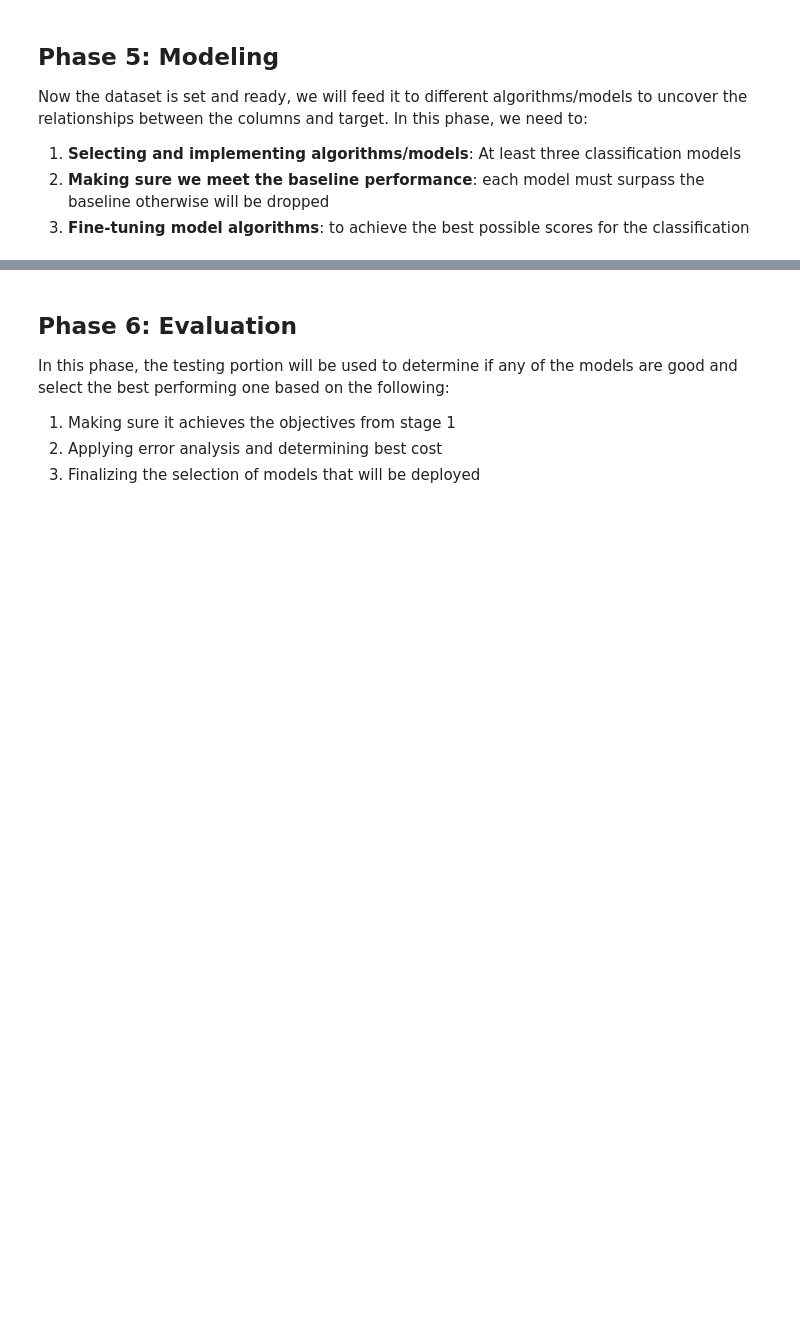
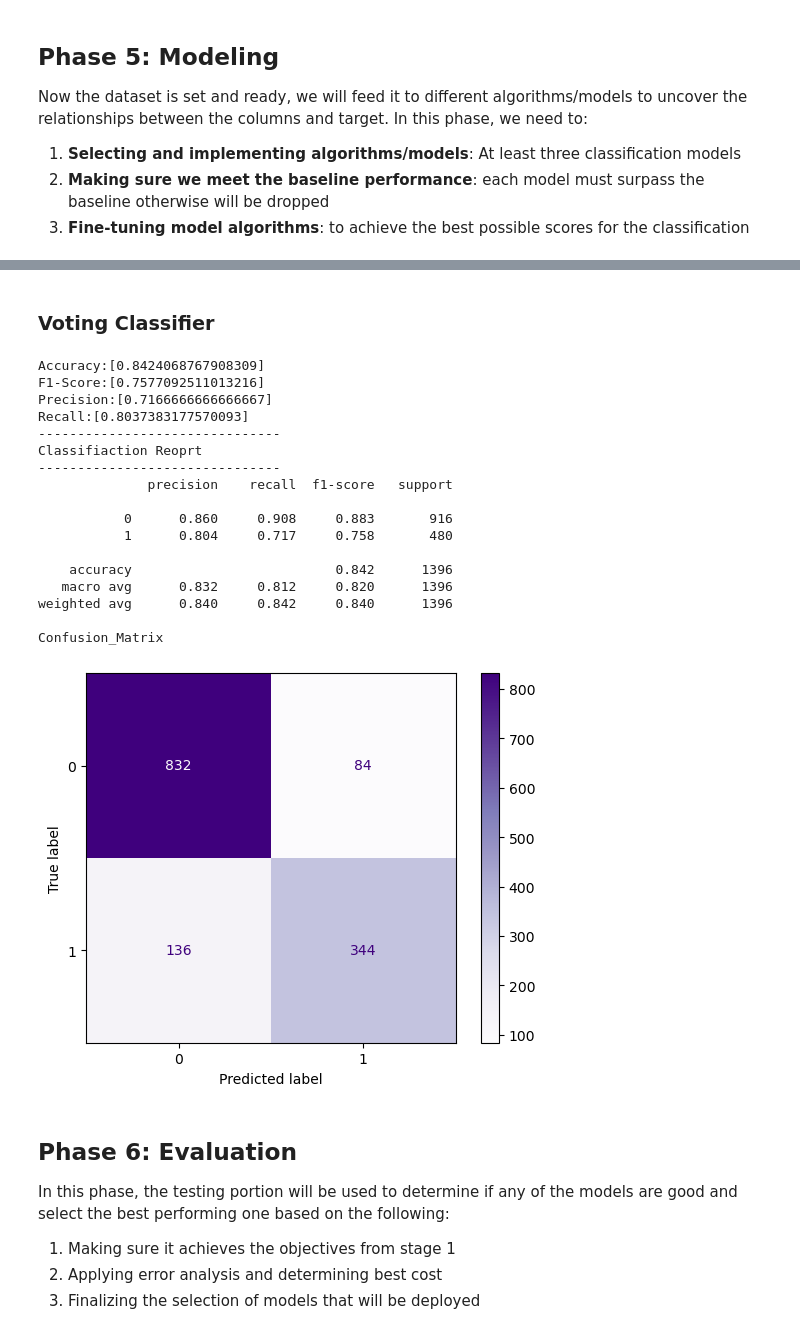
Before and after one commit to mamounalghaslan/mx-projects, a Jupyter notebook: math/employee-retention.ipynb, the cells around one changed output, grey strips where cells are left out. Drawn from its saved outputs; the diff is of its cells as text; code cells hidden in the pictures; blank space fills up the shorter version.

```diff
--- a/math/employee-retention.ipynb
+++ b/math/employee-retention.ipynb
@@ -212,3 +362,59 @@ Now the dataset is set and ready, we will feed it to different algorithms/models
+# %% [markdown]
+### Voting Classifier
+# %%
+from sklearn.ensemble import VotingClassifier
+
+gbc=GradientBoostingClassifier()
+gbc1=GradientBoostingClassifier(learning_rate=0.05, min_samples_split=3,n_estimators=500)
+rf=RandomForestClassifier(max_features=3, min_samples_leaf=3, min_samples_split=3)
+
+voting_model= VotingClassifier(estimators=[('gradient_bosting1', gbc),('gradient_bosting2', gbc), ('gradient_bosting3', gbc), ('gradient_bosting4',gbc),('gradient_bosting5',gbc)], voting='hard', n_jobs=-1)
+voting_model.fit(x_train_smote, y_train_smote)
+y_pred=voting_model.predict(x_test)
+
+accuracy_scores=[]
+f1_scores=[]
+precision_scores=[]
+recall_scores=[]
+
+
+accuracy_scores.append(accuracy_score(y_pred, y_test))
+f1_scores.append(f1_score(y_pred, y_test))
+precision_scores.append(precision_score(y_pred, y_test))
+recall_scores.append(recall_score(y_pred, y_test))
+
+# Print the Results
+print(f"Accuracy:{accuracy_scores}")
+print(f"F1-Score:{f1_scores}")
+print(f"Precision:{precision_scores}")
+print(f"Recall:{recall_scores}")
+
+print("-------------------------------")
+print("Classifiaction Reoprt")
+print("-------------------------------")
+print(classification_report(y_test,y_pred,digits=3))
+print("Confusion_Matrix")
+ConfusionMatrixDisplay.from_predictions(y_test,y_pred,cmap="Purples")
+plt.show()
+# %% [output]
+Accuracy:[0.8424068767908309]
+F1-Score:[0.7577092511013216]
+Precision:[0.7166666666666667]
+Recall:[0.8037383177570093]
+-------------------------------
+Classifiaction Reoprt
+-------------------------------
+              precision    recall  f1-score   support
+
+           0      0.860     0.908     0.883       916
+           1      0.804     0.717     0.758       480
+
+    accuracy                          0.842      1396
+   macro avg      0.832     0.812     0.820      1396
+weighted avg      0.840     0.842     0.840      1396
+
+Confusion_Matrix
+[figure, added]
 # %% [markdown]
 ## Phase 6: Evaluation
 
```
Also changed, not shown: parts of 6 cells of this notebook.
